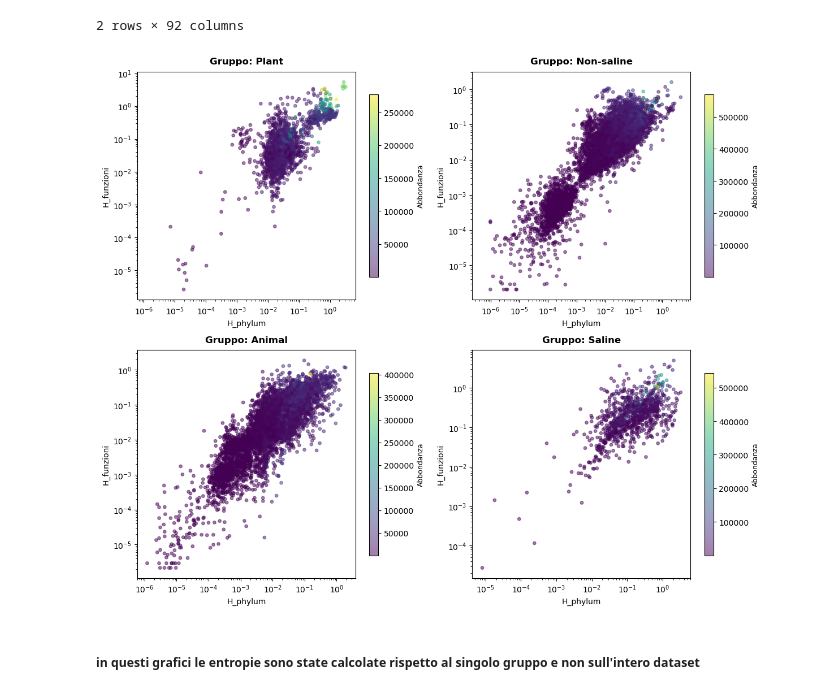
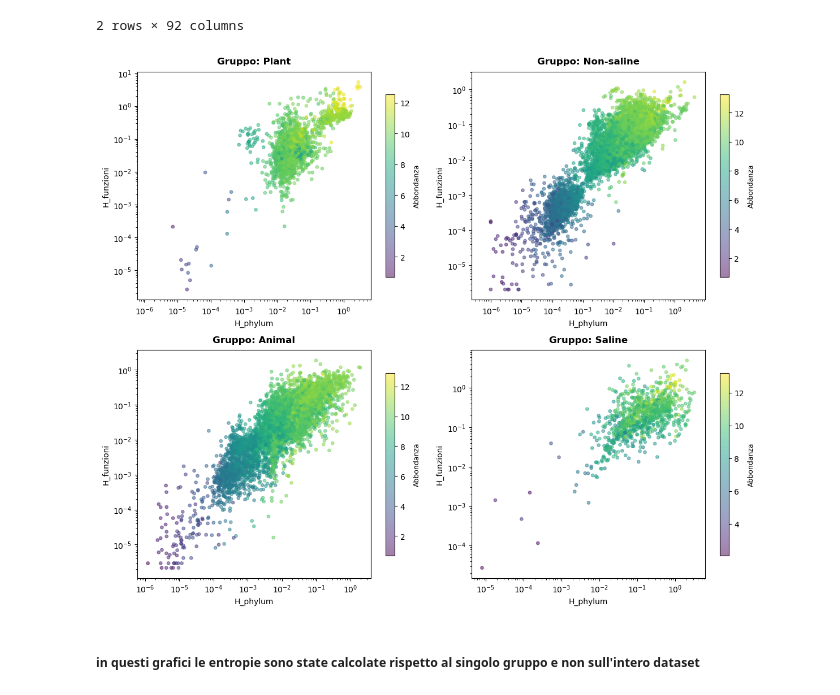
Before and after one commit to mgirelli/Shannon, a Jupyter notebook: FAPROTAX_1.2.12/function_analysis.ipynb, the cells around one changed output. Saved outputs shown, nothing was run; the diff lists cells and outputs as text; code cells hidden in the pictures.

```diff
--- a/FAPROTAX_1.2.12/function_analysis.ipynb
+++ b/FAPROTAX_1.2.12/function_analysis.ipynb
@@ -206,36 +206,36 @@ Negative: (2, 92)
 # %%
 fig, axes = plt.subplots(2, 2, figsize=(12, 10))
 axes = axes.flatten()
 
 for i, gruppo in enumerate(gruppi.keys()):
     ax = axes[i]
 
     Hpf, Hsf = btc.entropy(gruppi_f[gruppo])
     Hp, Hs = btc.entropy(gruppi[gruppo])
-    abbondanza = gruppi[gruppo].sum(axis=1)
+    abbondanza = np.log(gruppi[gruppo].sum(axis=1))
 
     df_scatter_sing = pd.DataFrame({
         'H_phylum': Hs,
         'H_funzioni': Hsf,
         'abbondanza' : abbondanza
     }).dropna()
 
     sc = ax.scatter(df_scatter_sing['H_phylum'], df_scatter_sing['H_funzioni'], alpha=0.5, s=15, c=df_scatter_sing['abbondanza'], cmap='viridis')
 
     ax.set_xscale('log')
     ax.set_yscale('log')
 
     ax.set_xlabel('H_phylum', fontsize=10)
     ax.set_ylabel('H_funzioni', fontsize=10)
     ax.set_title(f'Gruppo: {gruppo}', fontsize=12, fontweight='bold', pad=10)
 
     cbar = fig.colorbar(sc, ax=ax, shrink=0.8)
-    cbar.set_label('Abbondanza', fontsize=9)
+    cbar.set_label('log Abbondanza', fontsize=9)
 
 plt.tight_layout()
 plt.show()
 # %% [output]
-[figure, old version]
+[figure, new version]
 # %% [markdown]
 ##### in questi grafici le entropie sono state calcolate rispetto al singolo gruppo e non sull'intero dataset
 # %% [markdown]
```
Also changed, not shown: parts of 4 cells of this notebook.
